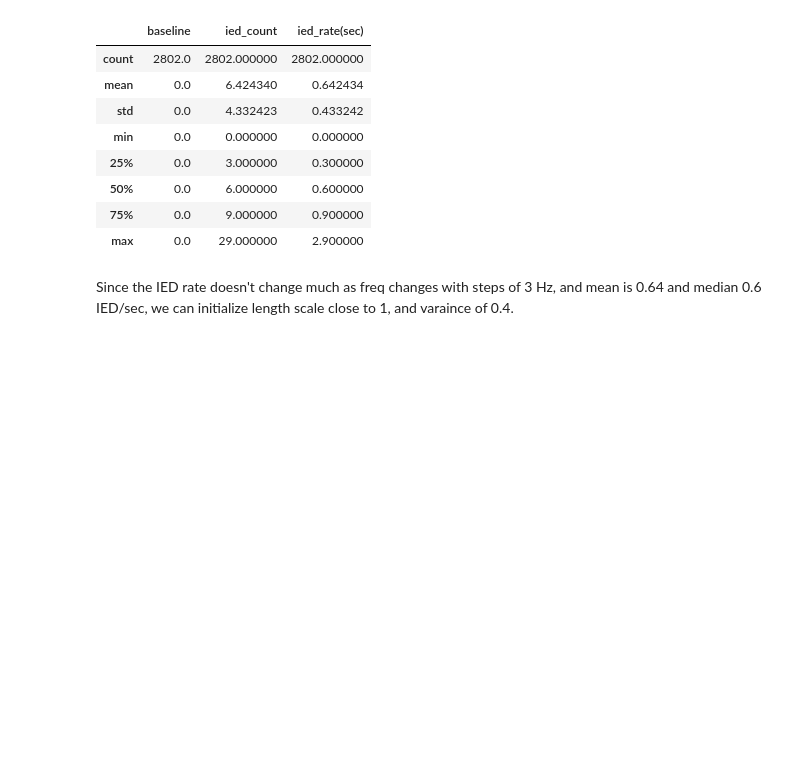
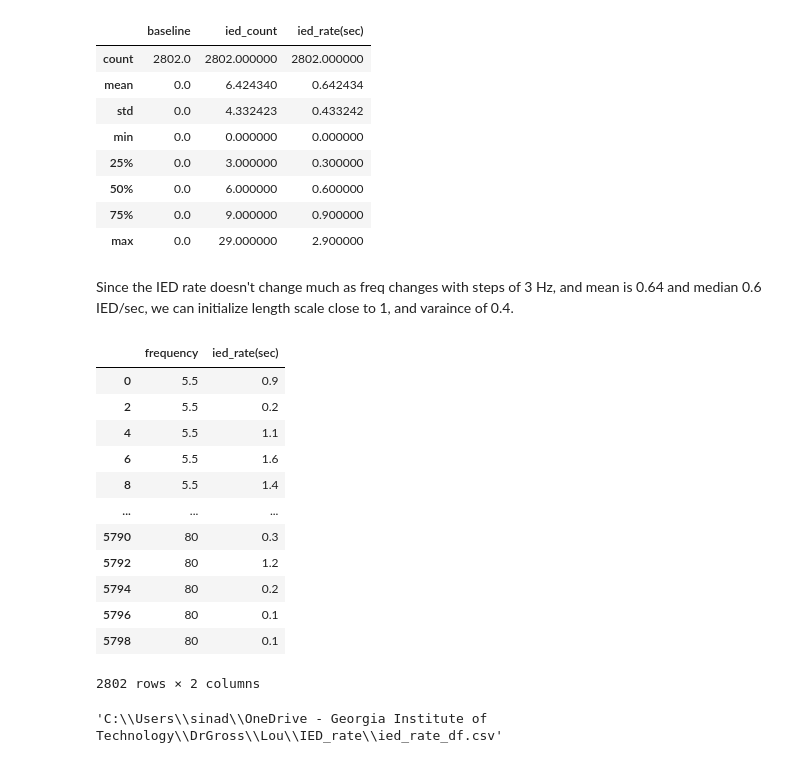
Before and after one commit to Simurgh818/IED_distributions, a Jupyter notebook: IED-rate_freq.ipynb, the cells around one changed output. Saved outputs shown, nothing was run; the diff lists cells and outputs as text; code cells hidden in the pictures; blank space fills up the shorter version.

```diff
--- a/IED-rate_freq.ipynb
+++ b/IED-rate_freq.ipynb
@@ -192,3 +192,25 @@ ied_df_sel_stim.describe()
 | max | 0.0 | 29.000000 | 2.900000 |
 # %% [markdown]
 Since the IED rate doesn't change much as freq changes with steps of 3 Hz, and mean is 0.64 and median 0.6 IED/sec, we can initialize length scale close to 1, and varaince of 0.4.
+# %%
+ied_rate_df = ied_df_sel_stim.loc[:,['frequency','ied_rate(sec)']]
+ied_rate_df
+# %% [output]
+|  | frequency | ied_rate(sec) |
+| 0 | 5.5 | 0.9 |
+| 2 | 5.5 | 0.2 |
+| 4 | 5.5 | 1.1 |
+| 6 | 5.5 | 1.6 |
+| 8 | 5.5 | 1.4 |
+| ... | ... | ... |
+| 5790 | 80 | 0.3 |
+| 5792 | 80 | 1.2 |
+| 5794 | 80 | 0.2 |
+| 5796 | 80 | 0.1 |
+| 5798 | 80 | 0.1 |
+2802 rows × 2 columns
+# %%
+output_path = os.path.abspath('C:/Users/sinad/OneDrive - Georgia Institute of Technology/DrGross/Lou/IED_rate/ied_rate_df.csv')
+output_path
+# %% [output]
+'C:\\Users\\sinad\\OneDrive - Georgia Institute of Technology\\DrGross\\Lou\\IED_rate\\ied_rate_df.csv'
```
Also changed, not shown: parts of 1 cell of this notebook, 1 other file.
